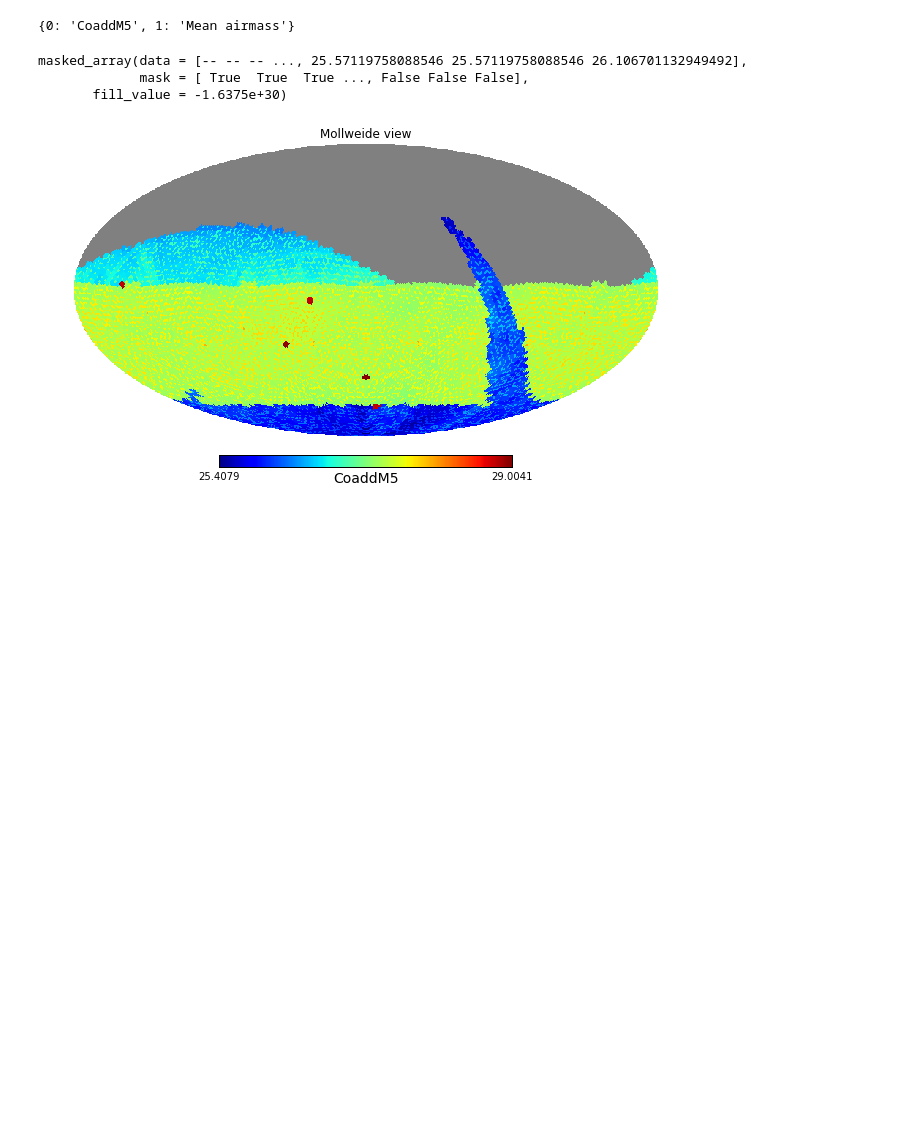
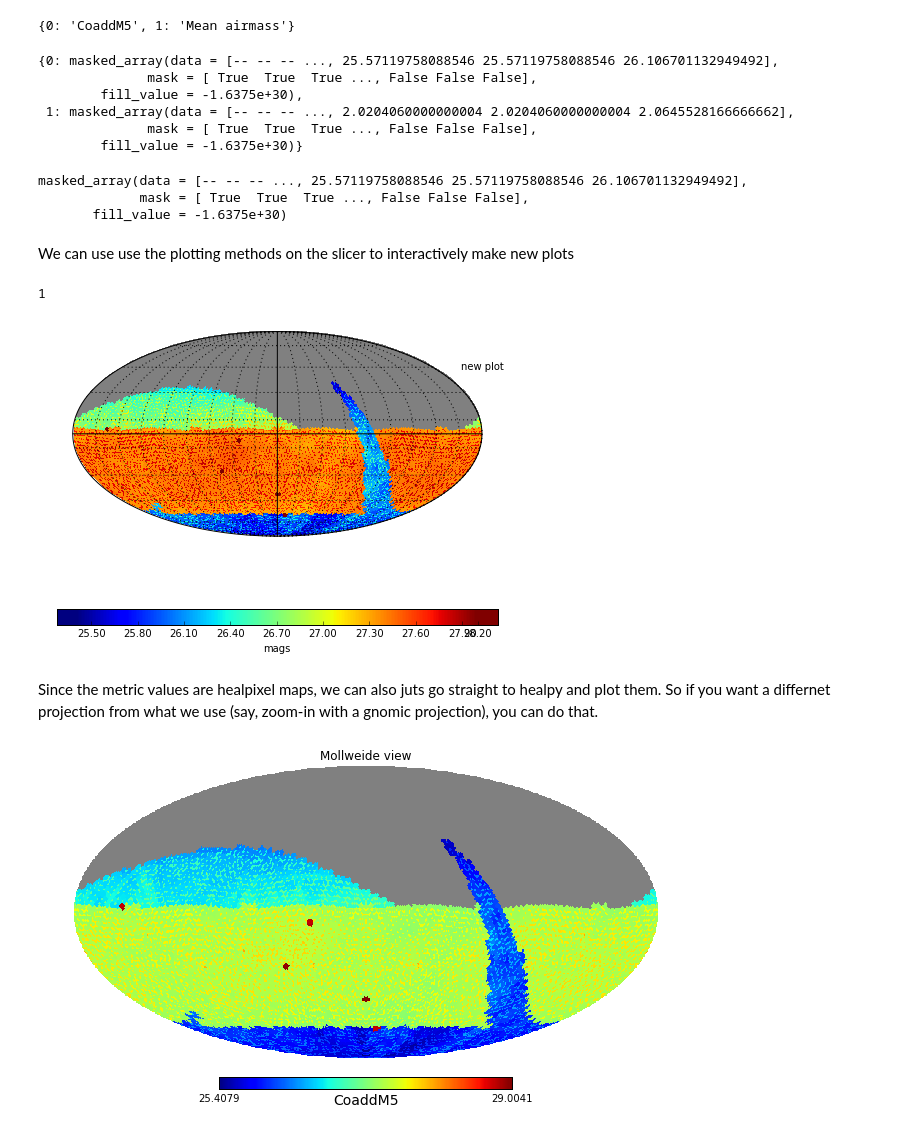
Before and after one commit to lsst-sims/legacy_sims_maf, a Jupyter notebook: examples/pythonScripts/bundleNotebook.ipynb, the cells around one changed output. Drawn from its saved outputs; the diff is of its cells as text; code cells hidden in the pictures; blank space fills up the shorter version.

```diff
--- a/examples/pythonScripts/bundleNotebook.ipynb
+++ b/examples/pythonScripts/bundleNotebook.ipynb
@@ -43,12 +87,30 @@ Found no OpSim config.
 metricResults.metricNames
 # %% [output]
 {0: 'CoaddM5', 1: 'Mean airmass'}
+# %%
+metricResults.metricValues
+# %% [output]
+{0: masked_array(data = [-- -- -- ..., 25.57119758088546 25.57119758088546 26.106701132949492],
+              mask = [ True  True  True ..., False False False],
+        fill_value = -1.6375e+30),
+ 1: masked_array(data = [-- -- -- ..., 2.0204060000000004 2.0204060000000004 2.0645528166666662],
+              mask = [ True  True  True ..., False False False],
+        fill_value = -1.6375e+30)}
 # %%
 metricResults.metricValues[0]
 # %% [output]
 masked_array(data = [-- -- -- ..., 25.57119758088546 25.57119758088546 26.106701132949492],
              mask = [ True  True  True ..., False False False],
        fill_value = -1.6375e+30)
+# %% [markdown]
+We can use use the plotting methods on the slicer to interactively make new plots
+# %%
+metricResults.slicer.plotSkyMap(metricResults.metricValues[0], label='new plot', xlabel='mags', colorMax=28)
+# %% [output]
+1
+[figure, added]
+# %% [markdown]
+Since the metric values are healpixel maps, we can also juts go straight to healpy and plot them. So if you want a differnet projection from what we use (say, zoom-in with a gnomic projection), you can do that.
 # %%
 i=0
 hp.mollview(metricResults.metricValues[i], unit=metricResults.metricNames[i])
```
Also changed, not shown: parts of 5 cells of this notebook, 1 other file.
